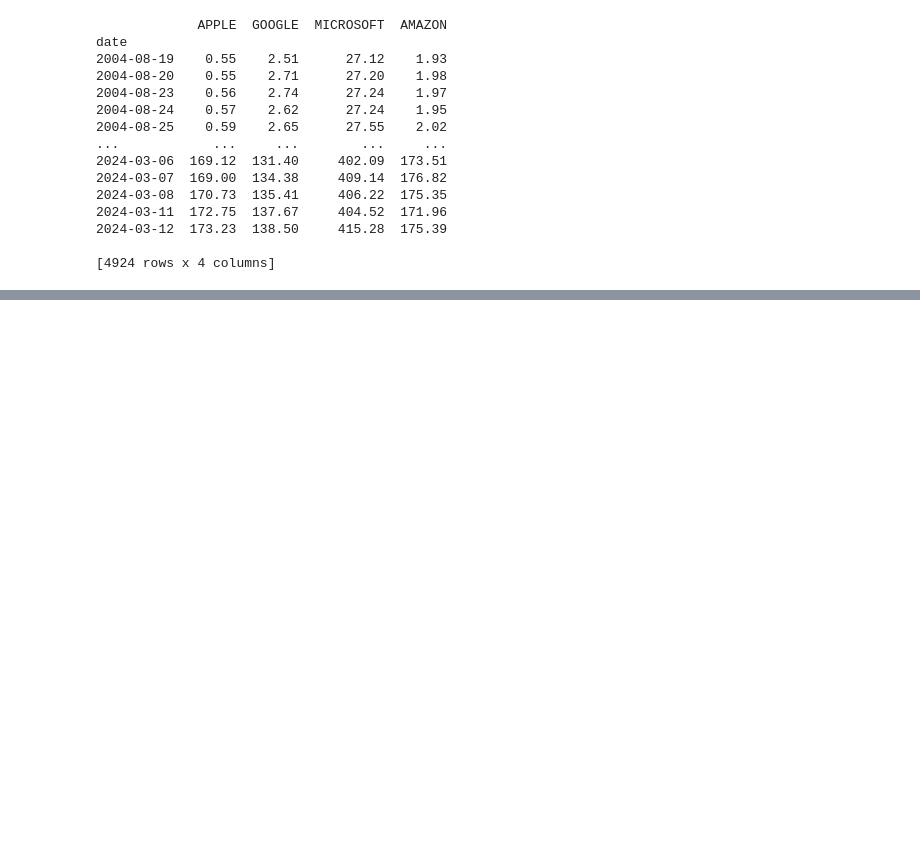
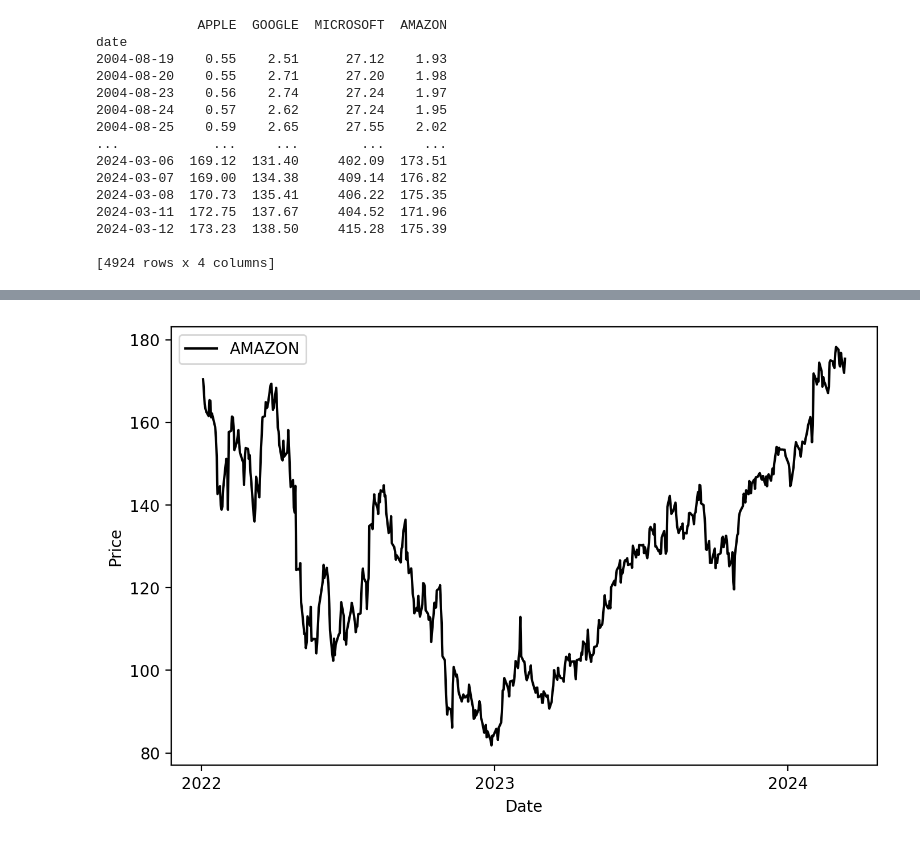
Before and after one commit to tessbreton/map565-project, a Jupyter notebook: notebooks/financial.ipynb, the cells around one changed output, grey strips where cells are left out. Cells and saved outputs as stored; diff of their text form; code cells hidden in the pictures; blank space fills up the shorter version.

```diff
--- a/notebooks/financial.ipynb
+++ b/notebooks/financial.ipynb
@@ -97,3 +160,7 @@ plt.show()
+# %%
+plot_individual_stock(df=close_prices_df, name='AMAZON', year_ticks=True)
+# %% [output]
+[figure, added]
 # %%
 # Plot the time evolution for each column
 fig, axs = plt.subplots(4, 1, figsize=(20, 20), sharex=True)
```
Also changed, not shown: parts of 22 cells of this notebook, 2 other files.
